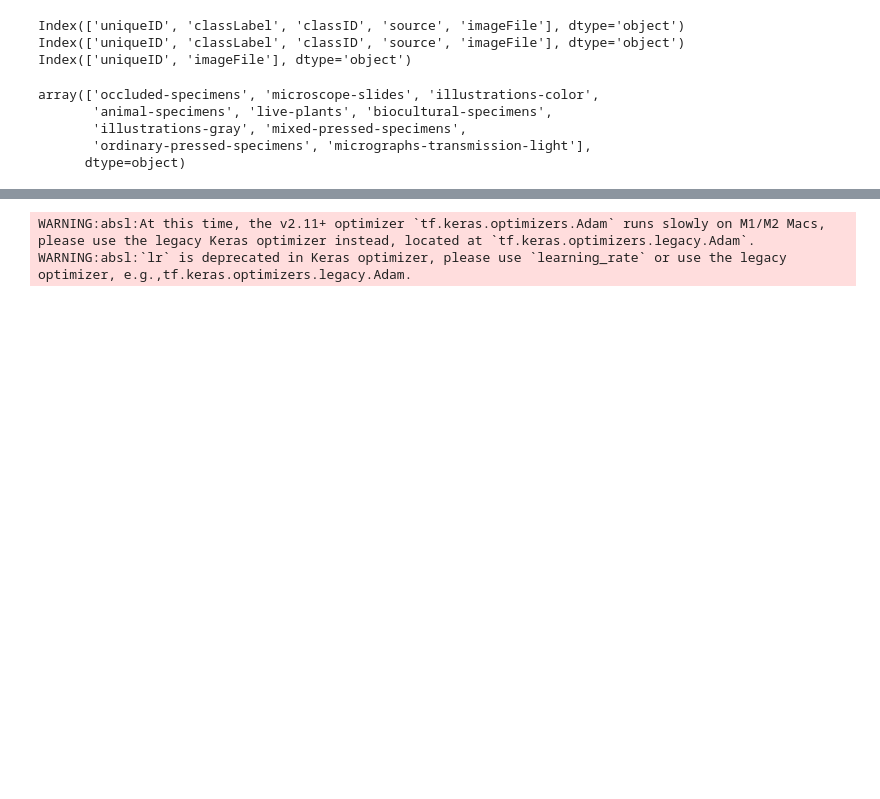
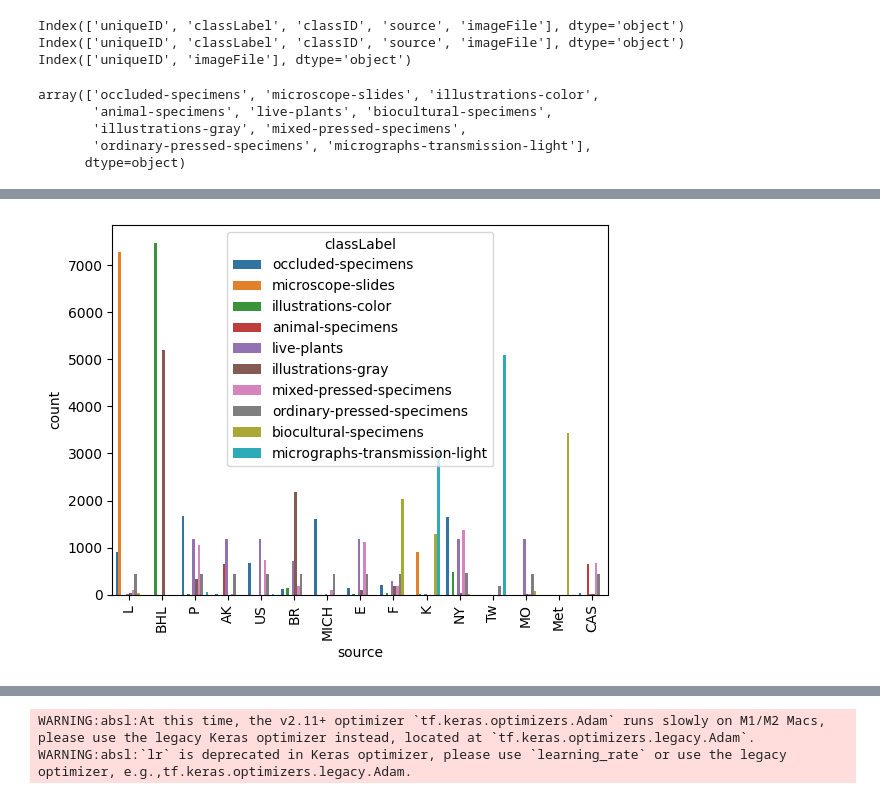
Before and after one commit to annahauk/NYBG, a Jupyter notebook: Anna/epochs.ipynb, the cells around one changed output, grey strips where cells are left out. Drawn from its saved outputs; the diff is of its cells as text; code cells hidden in the pictures; blank space fills up the shorter version.

```diff
--- a/Anna/epochs.ipynb
+++ b/Anna/epochs.ipynb
@@ -106,0 +142,14 @@ array(['occluded-specimens', 'microscope-slides', 'illustrations-color',
+# %%
+# create a df with the sources with the most images in the training set
+df_most = df_train['source'].value_counts()
+df_most = df_most.head(15)
+
+# create df with the sources in df_most
+df_train_most = df_train[df_train['source'].isin(df_most.index)]
+
+sns.countplot(x='source', hue='classLabel', data=df_train_most)
+# rotate x labels by 90
+plt.xticks(rotation=90)
+plt.show()
+# %% [output]
+[figure, added]
```
Also changed, not shown: parts of 7 cells of this notebook.
